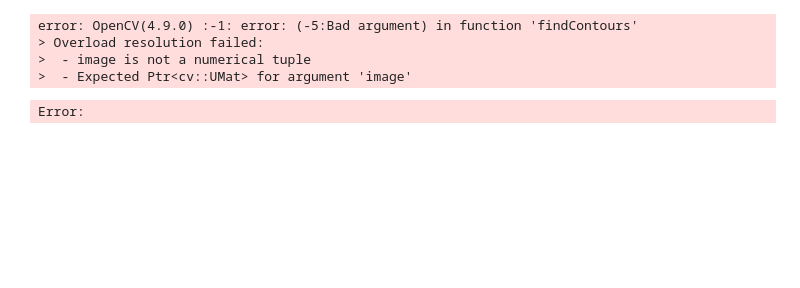
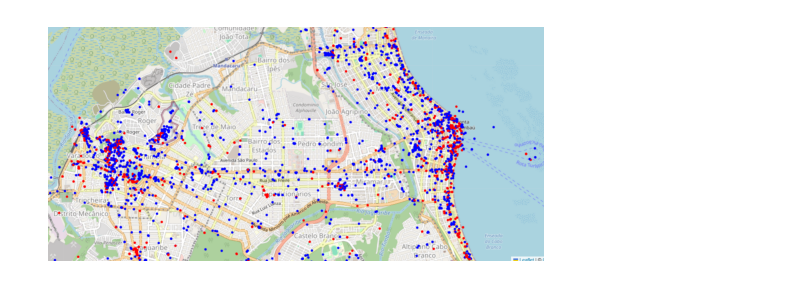
Before and after one commit to HiebertDiogo/Projeto-Final-PDI, a Jupyter notebook: main.ipynb, the cells around one changed output. Saved outputs shown, nothing was run; the diff lists cells and outputs as text; code cells hidden in the pictures; blank space fills up the shorter version.

```diff
--- a/main.ipynb
+++ b/main.ipynb
@@ -155,34 +94,12 @@ cv2.destroyAllWindows()
-# %%
-import cv2
-import numpy as np
-
-# Carregar a imagem do mapa de calor
-mapa_imagem = cv2.imread('mapa_densidade2.png')
-
-# Converter a imagem para escala de cinza
-mapa_cinza = cv2.cvtColor(mapa_imagem, cv2.COLOR_BGR2GRAY)
-
-# Aplicar um filtro de suavização para reduzir o ruído
-mapa_suave = cv2.GaussianBlur(mapa_cinza, (5, 5), 0)
-
-cv2.imshow("A", mapa_suave)
-
-# Aplicar uma transformação de limiarização para identificar áreas densas de pontos
-mapa_limiarizado = cv2.threshold(mapa_suave, 50, 255, cv2.THRESH_BINARY)
-
-# Encontrar os contornos das áreas densas identificadas
-contornos, _ = cv2.findContours(mapa_limiarizado, cv2.RETR_EXTERNAL, cv2.CHAIN_APPROX_SIMPLE)
-
-# Desenhar os contornos na imagem original
-cv2.drawContours(mapa_imagem, contornos, -1, (0, 255, 0), 2)
-
-# Mostrar a imagem com os contornos identificados
-cv2.imshow('Regiões Populosas', mapa_imagem)
-cv2.waitKey(0)
-cv2.destroyAllWindows()
-# %% [output]
-error: OpenCV(4.9.0) :-1: error: (-5:Bad argument) in function 'findContours'
-> Overload resolution failed:
->  - image is not a numerical tuple
->  - Expected Ptr<cv::UMat> for argument 'image'
-Error:
+# %%
+imagem = cv2.imread("mapa_densidade2.png")
+
+# Converter a imagem para RGB (a biblioteca OpenCV lê a imagem no formato BGR)
+imagem_rgb = cv2.cvtColor(imagem, cv2.COLOR_BGR2RGB)
+
+# Exibir a imagem original
+plt.imshow(imagem_rgb)
+plt.axis('off')
+plt.show()
+# %% [output]
+[figure, added]
```
Also changed, not shown: parts of 7 cells of this notebook, 3 other files.
